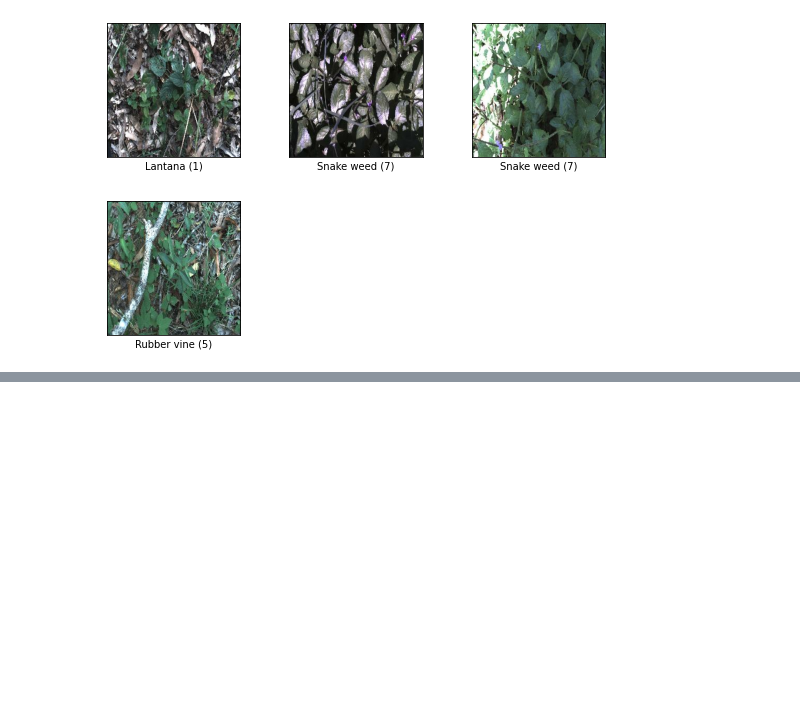
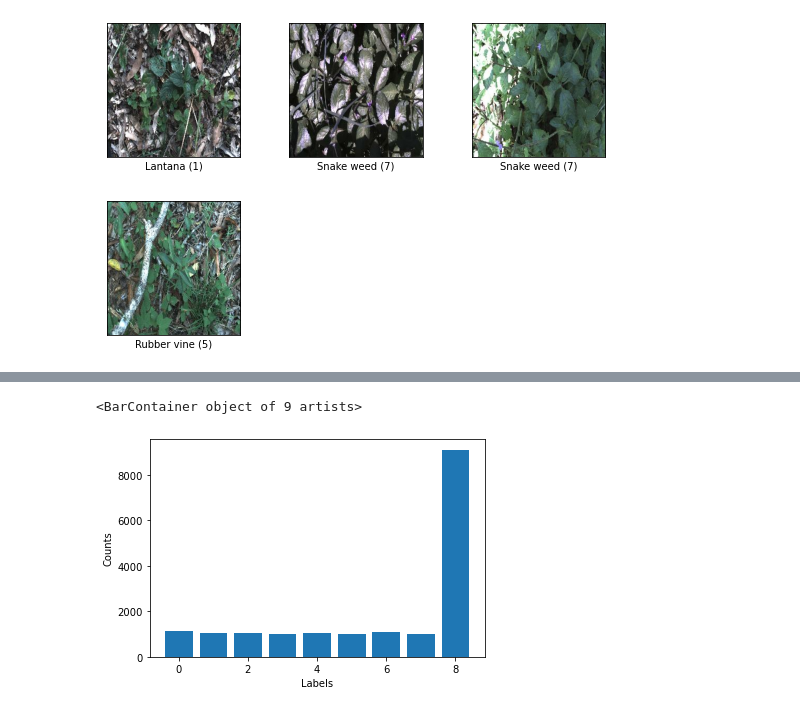
Before and after one commit to currymike123/Thesis_LDR, a Jupyter notebook: Research/Keras_Aug.ipynb, the cells around one changed output, grey strips where cells are left out. Drawn from its saved outputs; the diff is of its cells as text; code cells hidden in the pictures; blank space fills up the shorter version.

```diff
--- a/Research/Keras_Aug.ipynb
+++ b/Research/Keras_Aug.ipynb
@@ -201,6 +173,3 @@ dataset = dataset.map(lambda x, y: (normalization_layer(x), y))
 fig = tfds.show_examples(dataset.take(4), info)
 # %% [output]
 [figure]
-# %%
-dataset = dataset.batch(64)
-dataset = dataset.map(augment_data, num_parallel_calls=tf.data.AUTOTUNE)
@@ -220,0 +176,11 @@ WARNING:tensorflow:Using a while_loop for converting Bitcast
+# %%
+
+labels, counts = np.unique(np.fromiter(dataset.map(lambda x, y: y), np.int32),
+                       return_counts=True)
+
+plt.ylabel('Counts')
+plt.xlabel('Labels')
+plt.bar(labels,counts)
+# %% [output]
+<BarContainer object of 9 artists>
+[figure, added]
```
Also changed, not shown: parts of 17 cells of this notebook.
